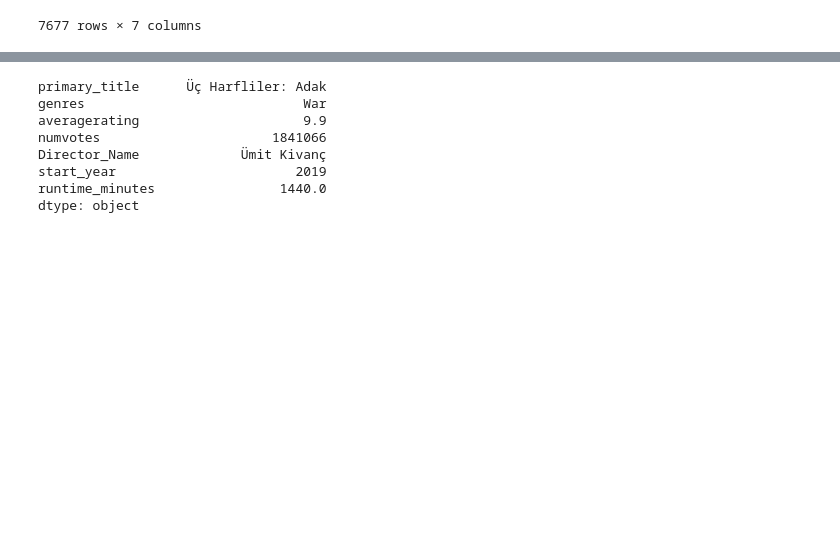
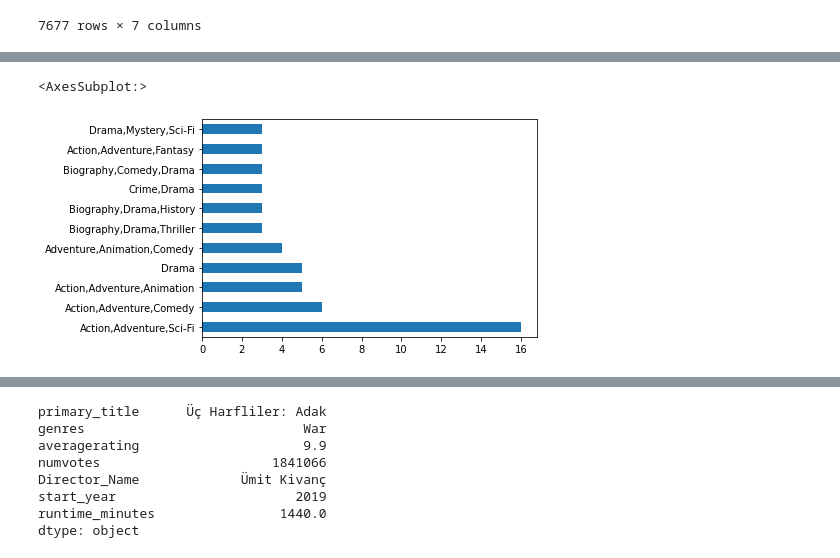
Before and after one commit to BryanKeating/MovieDataProject, a Jupyter notebook: dirty_imdb_actual.ipynb, the cells around one changed output, grey strips where cells are left out. Saved outputs shown, nothing was run; the diff lists cells and outputs as text; code cells hidden in the pictures; blank space fills up the shorter version.

```diff
--- a/dirty_imdb_actual.ipynb
+++ b/dirty_imdb_actual.ipynb
@@ -571,0 +690,3 @@ imdf_clean
+# %%
+popdf = imdf_clean.loc[imdf_clean['start_year'] >= 2010][['start_year', 'popularity', 'primary_title', 'genres', 'Director_Name','runtime_minutes',
+                                                 'averagerating']].sort_values(by='popularity', ascending = False )
@@ -571,0 +724,2 @@ imdf_clean
+# %%
+popdf_head = popdf.head(100)
@@ -571,0 +741,5 @@ imdf_clean
+# %%
+popdf_head['genres'].value_counts().head(11).plot(kind="barh")
+# %% [output]
+<AxesSubplot:>
+[figure, added]
```
Also changed, not shown: parts of 62 cells of this notebook, 1 other file.
